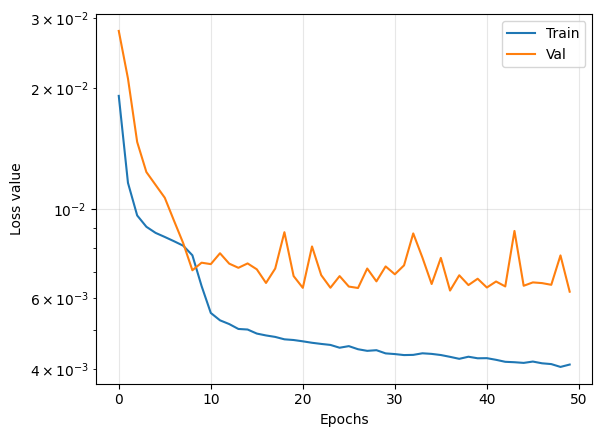
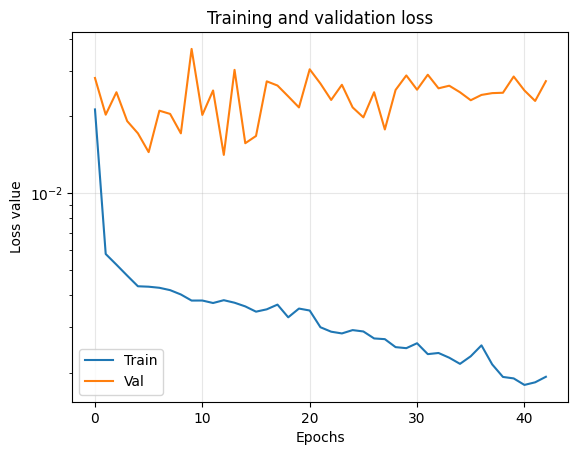
The change to this notebook cell's code, shown as a diff; its figure went from the first image to the second:
--- before
+++ after
@@ -8,2 +8,3 @@
 plt.xlabel("Epochs")
 plt.ylabel("Loss value")
+plt.title("Training and validation loss")

Commit: reorg